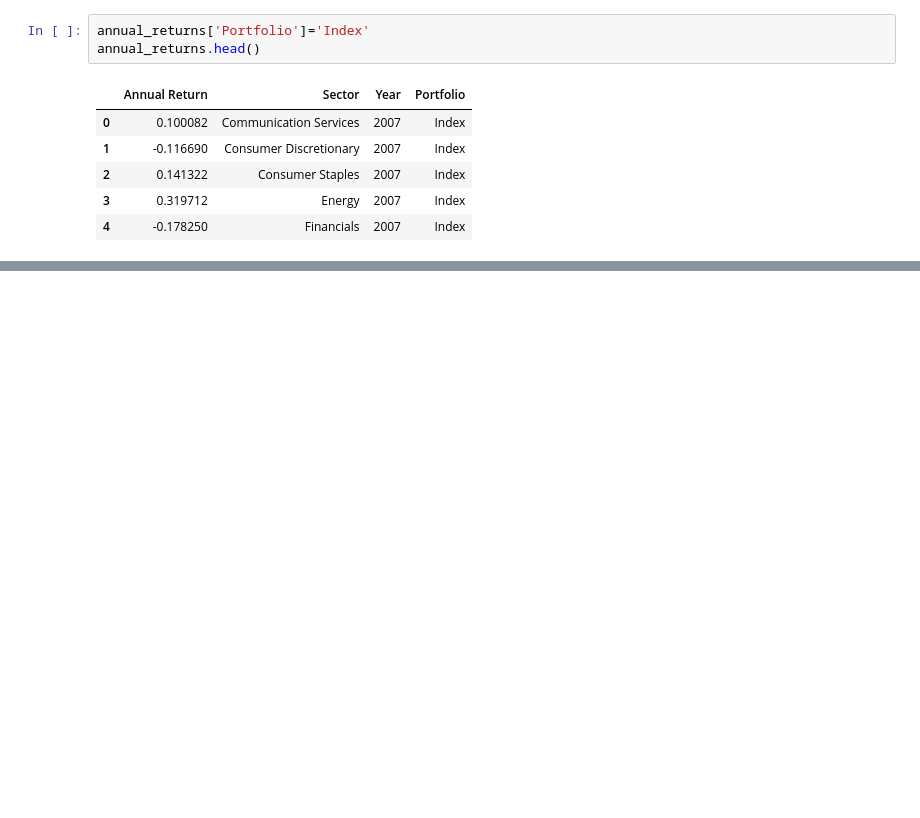
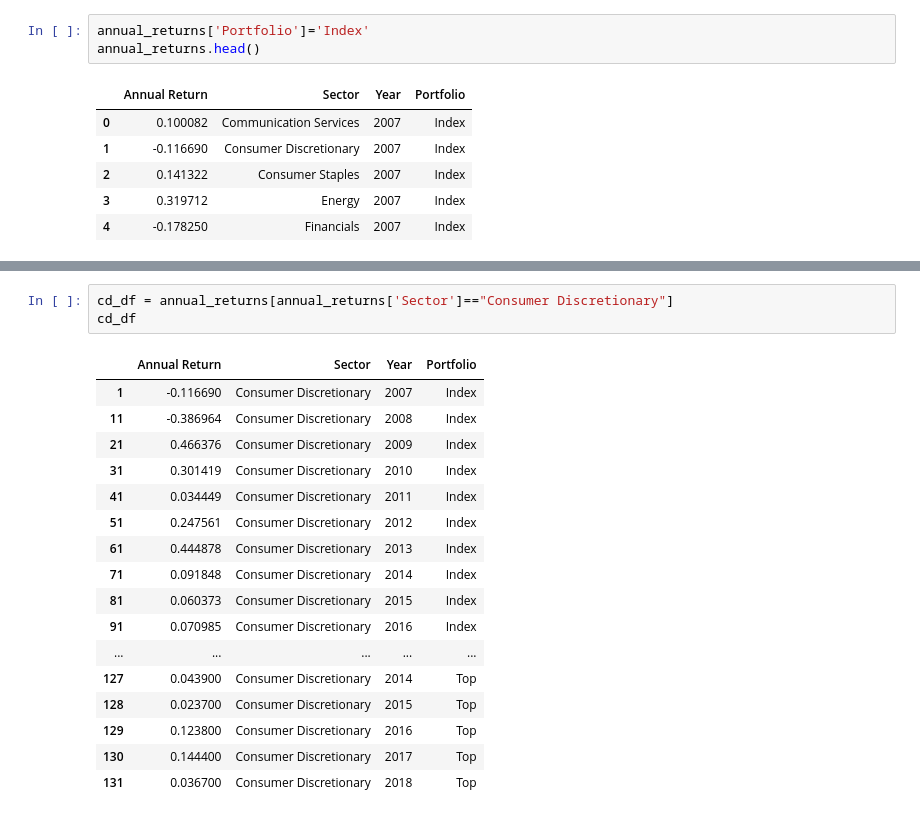
Before and after one commit to willwillis/sector-top-dogs, a Jupyter notebook: notebooks/Mina/visualizations.ipynb, the cells around one changed output, grey strips where cells are left out. Saved outputs shown, nothing was run; the diff lists cells and outputs as text; blank space fills up the shorter version.

```diff
--- a/notebooks/Mina/visualizations.ipynb
+++ b/notebooks/Mina/visualizations.ipynb
@@ -68,0 +111,21 @@ annual_returns.head()
+# %%
+cd_df = annual_returns[annual_returns['Sector']=="Consumer Discretionary"]
+cd_df
+# %% [output]
+|  | Annual Return | Sector | Year | Portfolio |
+| 1 | -0.116690 | Consumer Discretionary | 2007 | Index |
+| 11 | -0.386964 | Consumer Discretionary | 2008 | Index |
+| 21 | 0.466376 | Consumer Discretionary | 2009 | Index |
+| 31 | 0.301419 | Consumer Discretionary | 2010 | Index |
+| 41 | 0.034449 | Consumer Discretionary | 2011 | Index |
+| 51 | 0.247561 | Consumer Discretionary | 2012 | Index |
+| 61 | 0.444878 | Consumer Discretionary | 2013 | Index |
+| 71 | 0.091848 | Consumer Discretionary | 2014 | Index |
+| 81 | 0.060373 | Consumer Discretionary | 2015 | Index |
+| 91 | 0.070985 | Consumer Discretionary | 2016 | Index |
+| ... | ... | ... | ... | ... |
+| 127 | 0.043900 | Consumer Discretionary | 2014 | Top |
+| 128 | 0.023700 | Consumer Discretionary | 2015 | Top |
+| 129 | 0.123800 | Consumer Discretionary | 2016 | Top |
+| 130 | 0.144400 | Consumer Discretionary | 2017 | Top |
+| 131 | 0.036700 | Consumer Discretionary | 2018 | Top |
```
Also changed, not shown: parts of 6 cells of this notebook, 1 other file.
